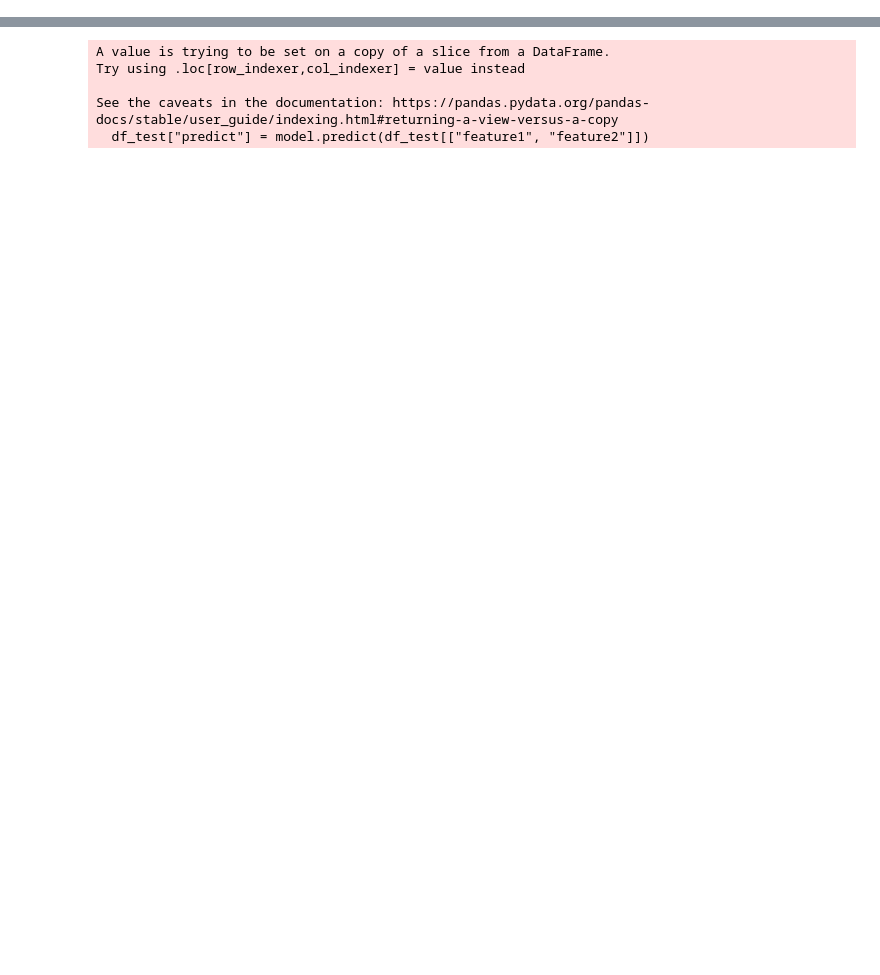
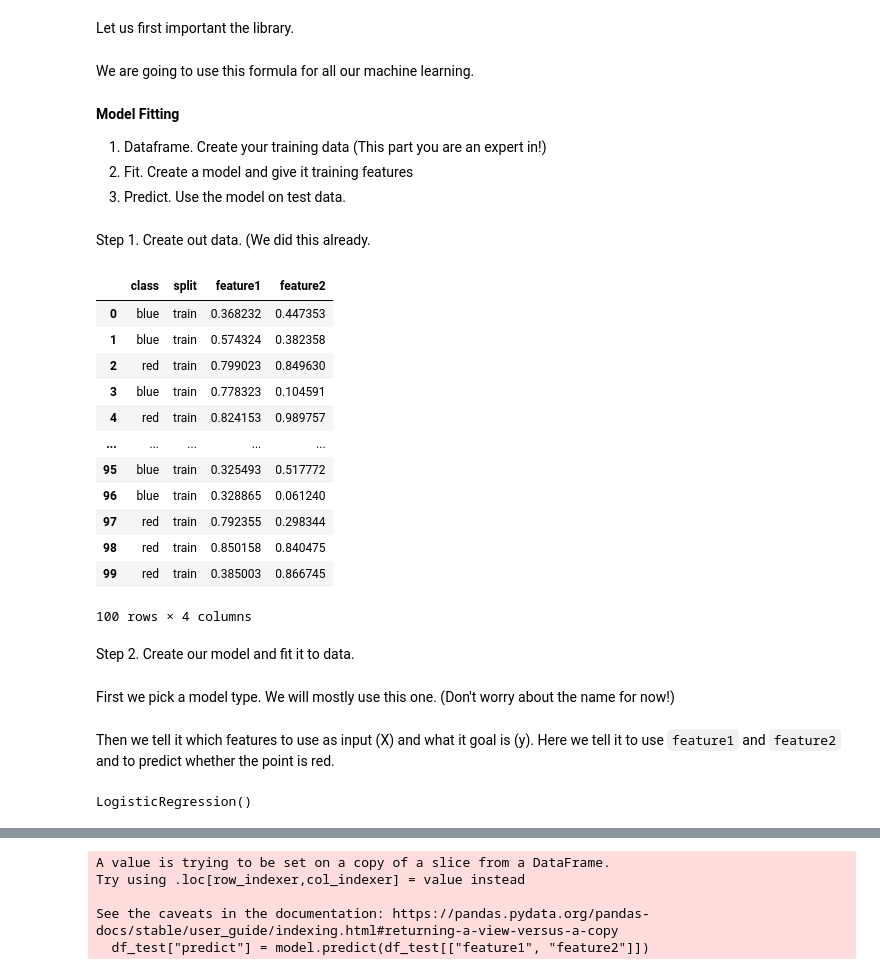
Before and after one commit to srush/BT-AI, a Jupyter notebook: notebooks/module4.notebook.ipynb, the cells around one changed output, grey strips where cells are left out. Cells and saved outputs as stored; diff of their text form; code cells hidden in the pictures; blank space fills up the shorter version.

```diff
--- a/notebooks/module4.notebook.ipynb
+++ b/notebooks/module4.notebook.ipynb
@@ -64,0 +137,3 @@ Predict
+# %%
+df_train = df.loc[df["split"] == "train"]
+df_test = df.loc[df["split"] == "test"]
@@ -64,0 +335,2 @@ Predict
+# %% [markdown]
+Let us first important the library.
@@ -64,0 +339,30 @@ Predict
+# %% [markdown]
+We are going to use this formula for all our machine learning.
+# %% [markdown]
+**Model Fitting**
+
+1. Dataframe. Create your training data (This part you are an expert in!)
+2. Fit. Create a model and give it training features
+3. Predict. Use the model on test data.
+# %% [markdown]
+Step 1. Create out data. (We did this already.
+# %%
+df_train
+# %% [output]
+|  | class | split | feature1 | feature2 |
+| 0 | blue | train | 0.368232 | 0.447353 |
+| 1 | blue | train | 0.574324 | 0.382358 |
+| 2 | red | train | 0.799023 | 0.849630 |
+| 3 | blue | train | 0.778323 | 0.104591 |
+| 4 | red | train | 0.824153 | 0.989757 |
+| ... | ... | ... | ... | ... |
+| 95 | blue | train | 0.325493 | 0.517772 |
+| 96 | blue | train | 0.328865 | 0.061240 |
+| 97 | red | train | 0.792355 | 0.298344 |
+| 98 | red | train | 0.850158 | 0.840475 |
+| 99 | red | train | 0.385003 | 0.866745 |
+100 rows × 4 columns
+# %% [markdown]
+Step 2. Create our model and fit it to data.
+# %% [markdown]
+First we pick a model type. We will mostly use this one. (Don't worry about the name for now!)
@@ -64,0 +371,9 @@ Predict
+# %% [markdown]
+Then we tell it which features to use as input (X) and what it goal
+is (y). Here we tell it to use `feature1` and `feature2` and to
+predict whether the point is red.
+# %%
+model.fit(X=df_train[["feature1", "feature2"]],
+          y=df_train["class"] == "red")
+# %% [output]
+LogisticRegression()
```
Also changed, not shown: parts of 183 cells of this notebook.
